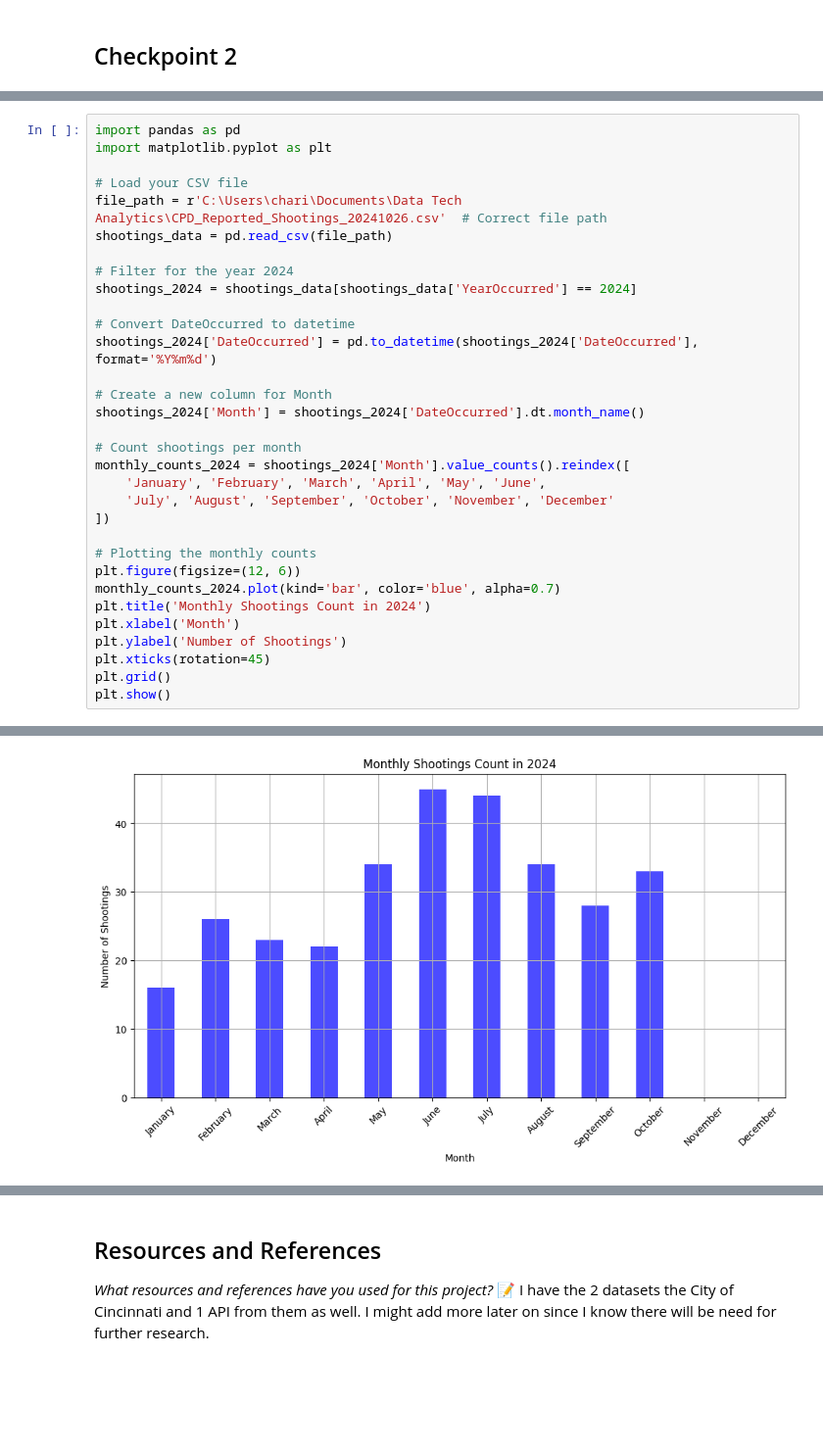
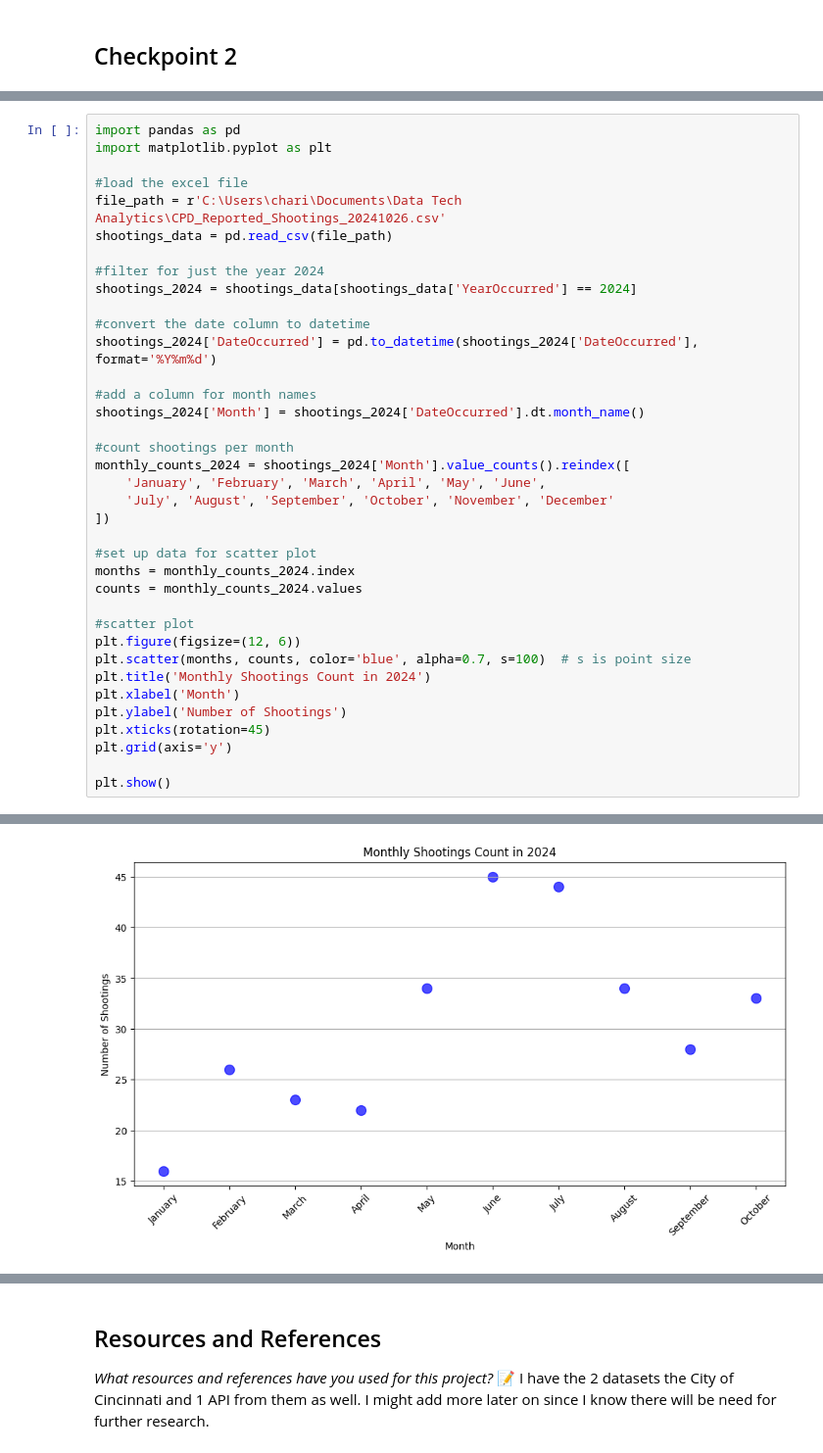
Before and after one commit to IT4063C-Fall24/final-project-chariyachhay, a Jupyter notebook: source.ipynb, the cells around one changed output, grey strips where cells are left out. Shown at 98% size. Drawn from its saved outputs; the diff is of its cells as text; blank space fills up the shorter version.

```diff
--- a/source.ipynb
+++ b/source.ipynb
@@ -200,33 +242,38 @@ Shows the relationship between response times and crime severity, indicating whe
 import pandas as pd
 import matplotlib.pyplot as plt
 
-# Load your CSV file
-file_path = r'C:\Users\chari\Documents\Data Tech Analytics\CPD_Reported_Shootings_20241026.csv'  # Correct file path
+#load the excel file
+file_path = r'C:\Users\chari\Documents\Data Tech Analytics\CPD_Reported_Shootings_20241026.csv'
 shootings_data = pd.read_csv(file_path)
 
-# Filter for the year 2024
+#filter for just the year 2024
 shootings_2024 = shootings_data[shootings_data['YearOccurred'] == 2024]
 
-# Convert DateOccurred to datetime
+#convert the date column to datetime
 shootings_2024['DateOccurred'] = pd.to_datetime(shootings_2024['DateOccurred'], format='%Y%m%d')
 
-# Create a new column for Month
+#add a column for month names
 shootings_2024['Month'] = shootings_2024['DateOccurred'].dt.month_name()
 
-# Count shootings per month
+#count shootings per month
 monthly_counts_2024 = shootings_2024['Month'].value_counts().reindex([
     'January', 'February', 'March', 'April', 'May', 'June',
     'July', 'August', 'September', 'October', 'November', 'December'
 ])
 
-# Plotting the monthly counts
+#set up data for scatter plot
+months = monthly_counts_2024.index
+counts = monthly_counts_2024.values
+
+#scatter plot
 plt.figure(figsize=(12, 6))
-monthly_counts_2024.plot(kind='bar', color='blue', alpha=0.7)
+plt.scatter(months, counts, color='blue', alpha=0.7, s=100)  # s is point size
 plt.title('Monthly Shootings Count in 2024')
 plt.xlabel('Month')
 plt.ylabel('Number of Shootings')
 plt.xticks(rotation=45)
-plt.grid()
+plt.grid(axis='y')
+
 plt.show()
 # %% [output]
 A value is trying to be set on a copy of a slice from a DataFrame.
@@ -242 +290 @@ See the caveats in the documentation: https://pandas.pydata.org/pandas-docs/stab
-[figure, old version]
+[figure, new version]
```
Also changed, not shown: parts of 21 cells of this notebook.
